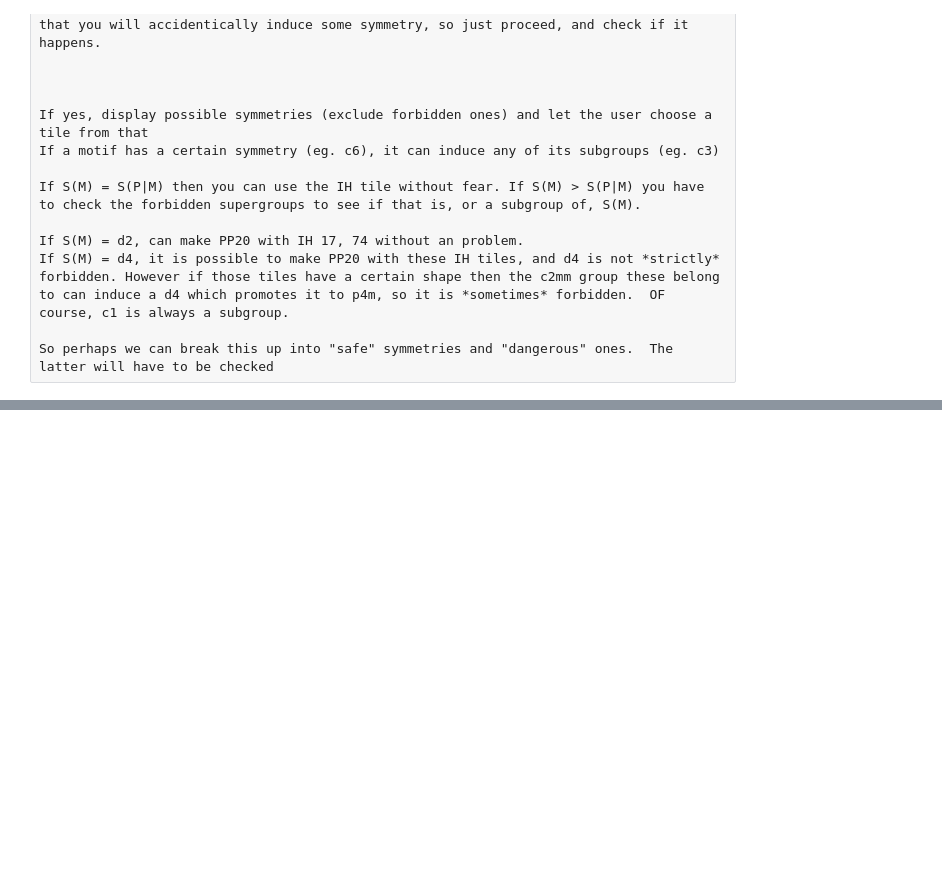
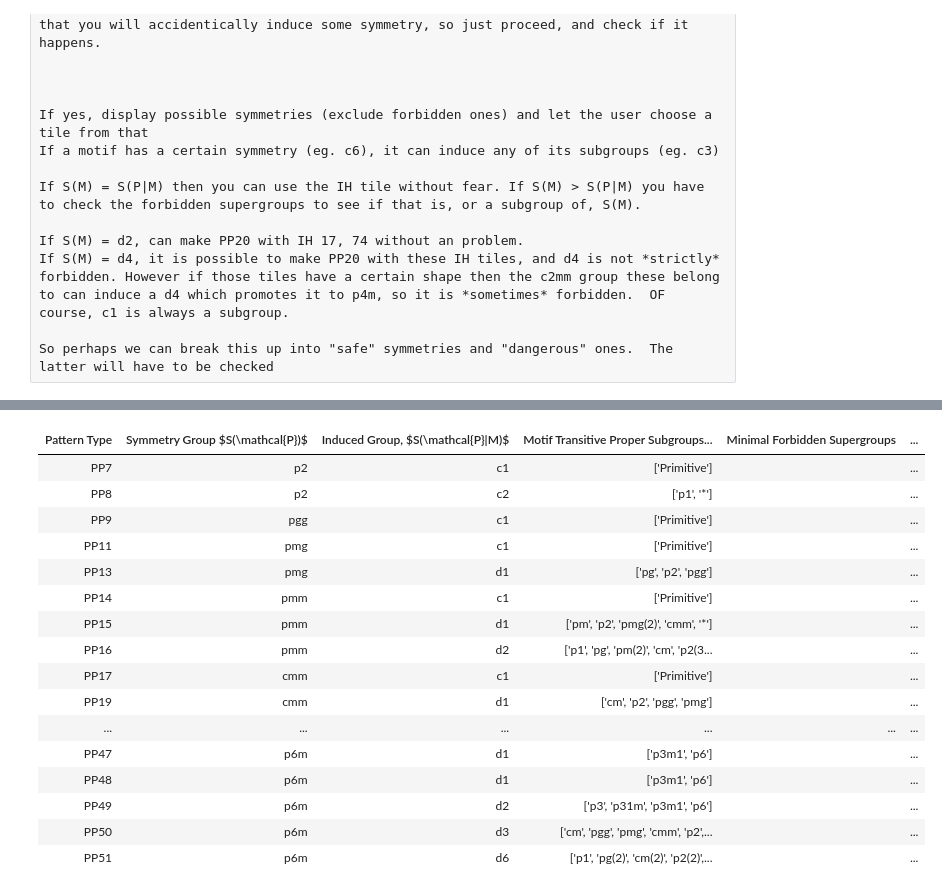
Before and after one commit to usnistgov/escherized-colloids, a Jupyter notebook: design/Design.ipynb, the cells around one changed output, grey strips where cells are left out. Cells and saved outputs as stored; diff of their text form; code cells hidden in the pictures; blank space fills up the shorter version.

```diff
--- a/design/Design.ipynb
+++ b/design/Design.ipynb
@@ -172,0 +106,20 @@ df.style.hide_index()
+# %%
+dangerous.style.hide_index()
+# %% [output]
+| Pattern Type | Symmetry Group $S(\mathcal{P})$ | Induced Group, $S(\mathcal{P}|M)$ | Motif Transitive Proper Subgroups... | Minimal Forbidden Supergroups | ... |
+| PP7 | p2 | c1 | ['Primitive'] |  | ... |
+| PP8 | p2 | c2 | ['p1', '*'] |  | ... |
+| PP9 | pgg | c1 | ['Primitive'] |  | ... |
+| PP11 | pmg | c1 | ['Primitive'] |  | ... |
+| PP13 | pmg | d1 | ['pg', 'p2', 'pgg'] |  | ... |
+| PP14 | pmm | c1 | ['Primitive'] |  | ... |
+| PP15 | pmm | d1 | ['pm', 'p2', 'pmg(2)', 'cmm', '*'] |  | ... |
+| PP16 | pmm | d2 | ['p1', 'pg', 'pm(2)', 'cm', 'p2(3... |  | ... |
+| PP17 | cmm | c1 | ['Primitive'] |  | ... |
+| PP19 | cmm | d1 | ['cm', 'p2', 'pgg', 'pmg'] |  | ... |
+| ... | ... | ... | ... | ... | ... |
+| PP47 | p6m | d1 | ['p3m1', 'p6'] |  | ... |
+| PP48 | p6m | d1 | ['p3m1', 'p6'] |  | ... |
+| PP49 | p6m | d2 | ['p3', 'p31m', 'p3m1', 'p6'] |  | ... |
+| PP50 | p6m | d3 | ['cm', 'pgg', 'pmg', 'cmm', 'p2',... |  | ... |
+| PP51 | p6m | d6 | ['p1', 'pg(2)', 'cm(2)', 'p2(2)',... |  | ... |
```
Also changed, not shown: parts of 14 cells of this notebook, 4 other files.
